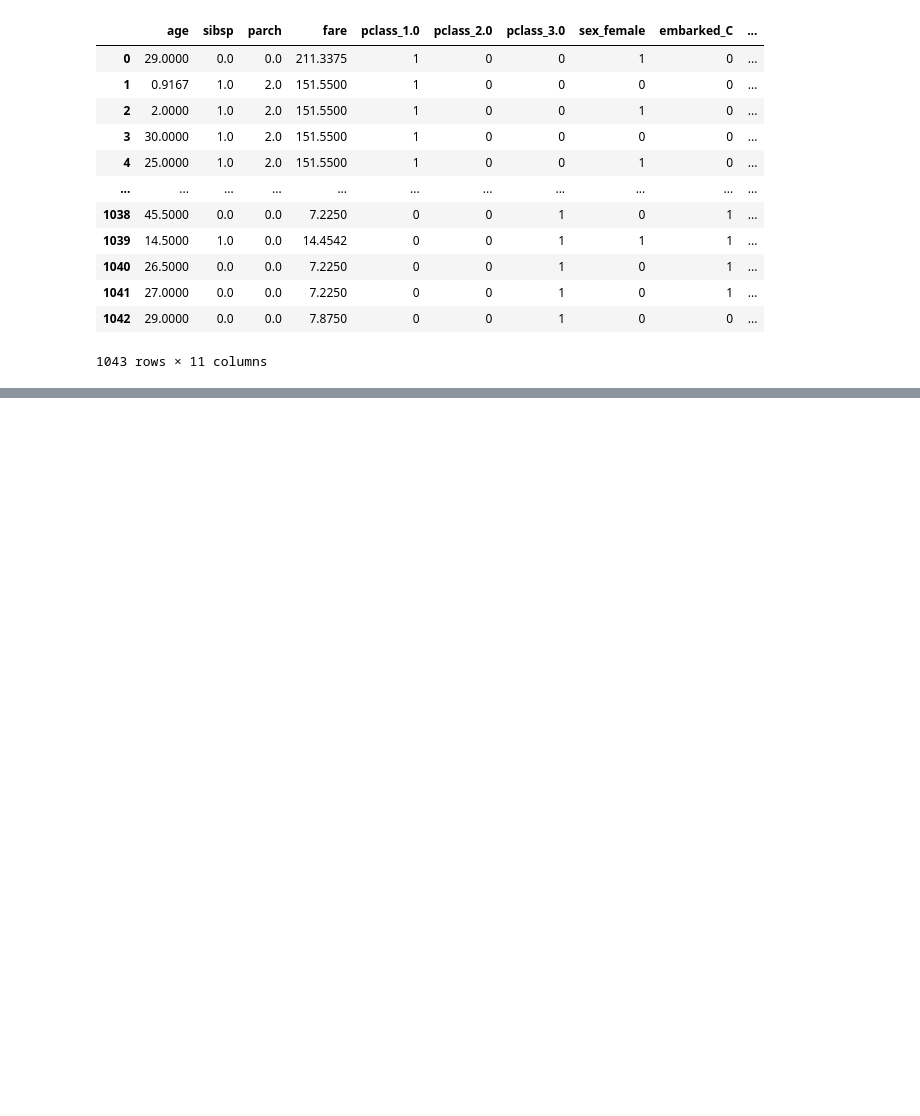
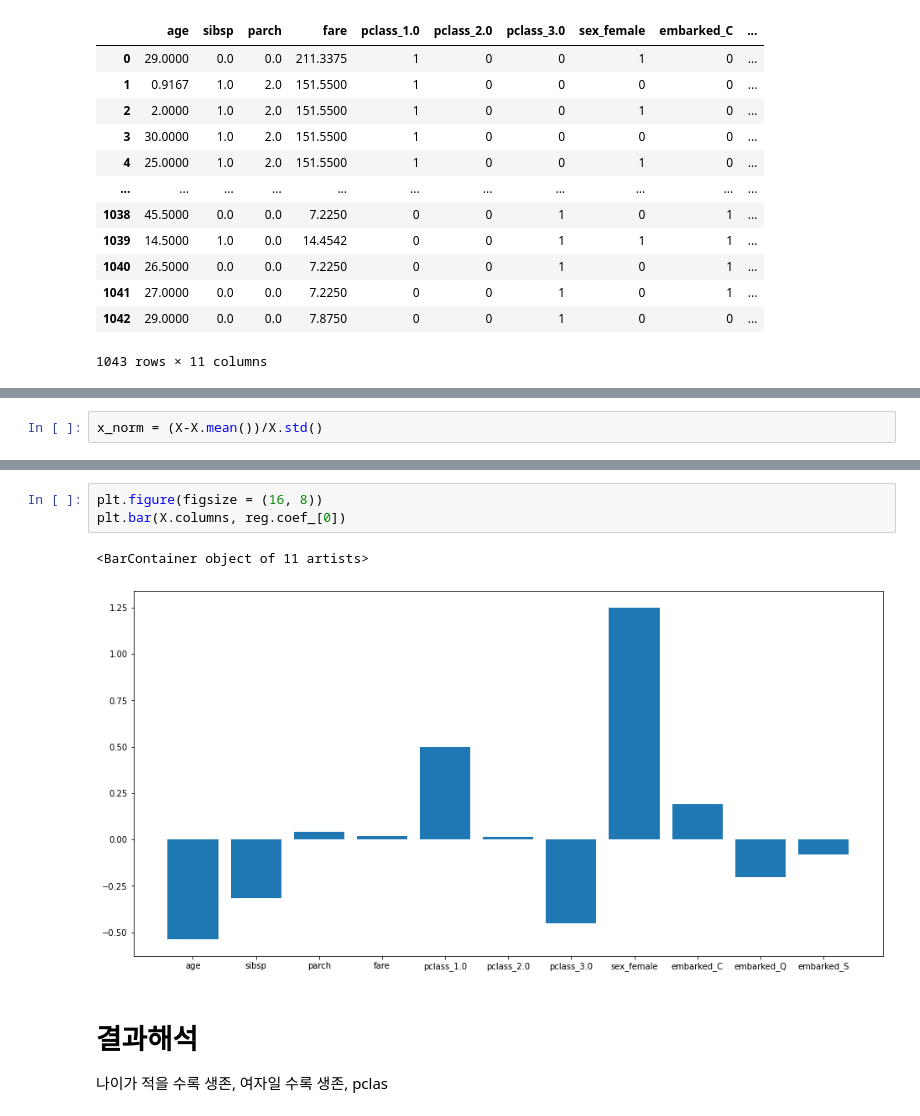
Before and after one commit to AnYeHyeon/DataScience2023, a Jupyter notebook: 타이타닉생존예측.ipynb, the cells around one changed output, grey strips where cells are left out. Cells and saved outputs as stored; diff of their text form; blank space fills up the shorter version.

```diff
--- a/타이타닉생존예측.ipynb
+++ b/타이타닉생존예측.ipynb
@@ -79,0 +134,2 @@ y = df['']
+# %%
+x_norm = (X-X.mean())/X.std()
@@ -79,0 +140,9 @@ y = df['']
+# %%
+plt.figure(figsize = (16, 8))
+plt.bar(X.columns, reg.coef_[0])
+# %% [output]
+<BarContainer object of 11 artists>
+[figure, added]
+# %% [markdown]
+# 결과해석
+나이가 적을 수록 생존, 여자일 수록 생존, pclas
```
Also changed, not shown: parts of 11 cells of this notebook.
